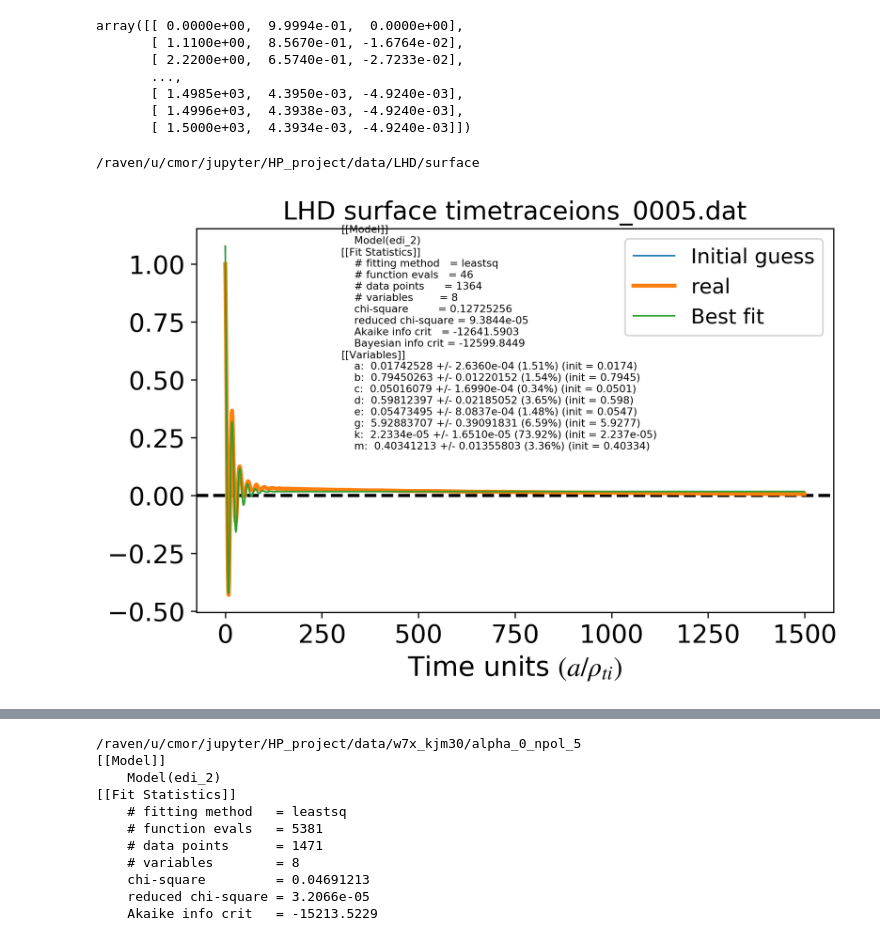
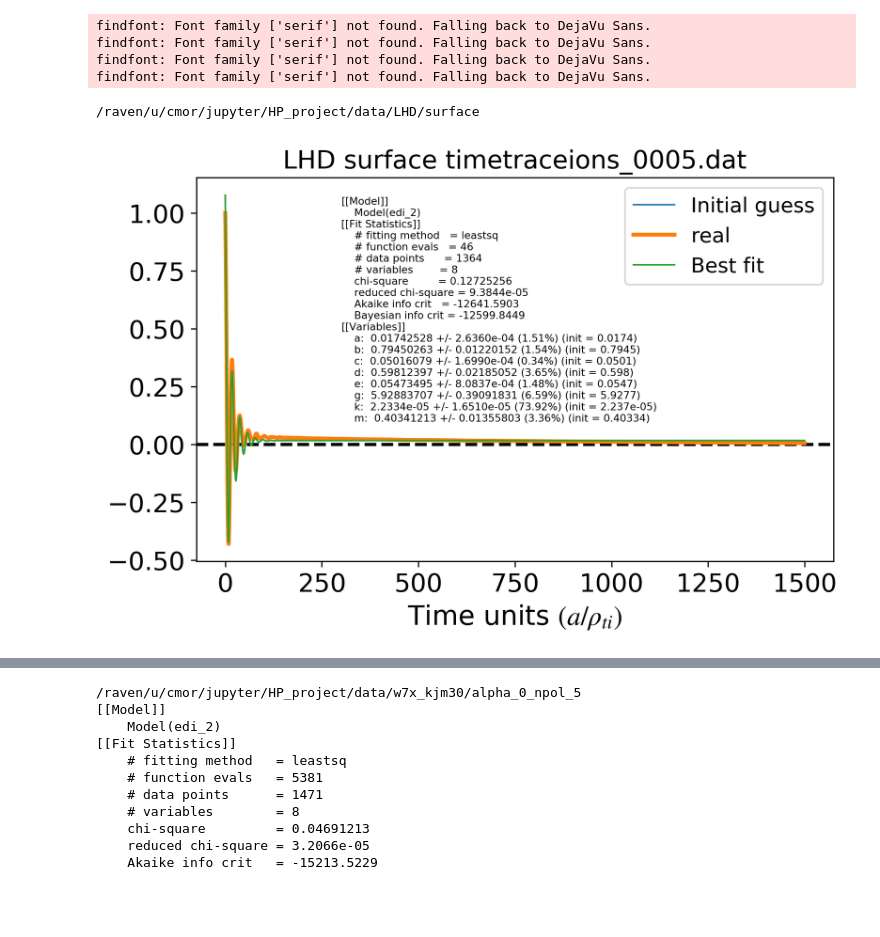
Before and after one commit to cardanmomo/HP_project, a Jupyter notebook: Working_bench.ipynb, the cells around one changed output, grey strips where cells are left out. Cells and saved outputs as stored; diff of their text form; code cells hidden in the pictures; blank space fills up the shorter version.

```diff
--- a/Working_bench.ipynb
+++ b/Working_bench.ipynb
@@ -9,15 +3,10 @@ plt.rcParams.update({
-# %%
-gam
-# %% [output]
-array([[ 0.0000e+00,  9.9994e-01,  0.0000e+00],
-       [ 1.1100e+00,  8.5670e-01, -1.6764e-02],
-       [ 2.2200e+00,  6.5740e-01, -2.7233e-02],
-       ...,
-       [ 1.4985e+03,  4.3950e-03, -4.9240e-03],
-       [ 1.4996e+03,  4.3938e-03, -4.9240e-03],
-       [ 1.5000e+03,  4.3934e-03, -4.9240e-03]])
 # %%
 %cd /raven/u/cmor/jupyter/HP_project/data/LHD/surface
+plt.rcParams.update({
+    "text.usetex": False,
+    "font.family": "serif",
+    "font.serif": ["Palatino"],
+})
 label   = "surface"
 log = False
 t0 = 0
@@ -61,36 +50,40 @@ m = 0.40334
 
 gmodel = lmfit.Model(edi_2)
 
 pars = Parameters()
 pars.add('a', value=a)  # Residual
 pars.add('b', value=b)
 pars.add('c', value=c)
 pars.add('d', value=d)
 pars.add('e', value=e)  # decay
 pars.add('g', value=g)
 pars.add('k', value=k)
 pars.add('m', value=m)
 
 
 result = gmodel.fit(y, pars, t=t, nan_policy='propagate')
 
 # print(result.fit_report(show_correl=False))
 
 plt.plot(t, result.init_fit, label=r"Initial guess", linewidth=1)
 plt.plot(t, y, label='real')
 plt.plot(t, result.best_fit, linewidth=1, label=r"Best fit")
 plt.title("LHD surface {0}".format(flnm))
 # plt.ylim(ymax=1)
 # plt.xlim(xmin=0)
 plt.legend()
 
-plt.text(300, 0.2, '{0}'.format(result.fit_report(show_correl=False)), fontsize=6.5)
+plt.text(300, 0.1, '{0}'.format(result.fit_report(show_correl=False)), fontsize=6.5)
 plt.show()
 
 r2 = 1 - result.residual.var() / np.var(y)
 # %% [output]
-/raven/u/cmor/jupyter/HP_project/data/LHD/surface
+findfont: Font family ['serif'] not found. Falling back to DejaVu Sans.
+findfont: Font family ['serif'] not found. Falling back to DejaVu Sans.
+findfont: Font family ['serif'] not found. Falling back to DejaVu Sans.
+findfont: Font family ['serif'] not found. Falling back to DejaVu Sans.
+/raven/u/cmor/jupyter/HP_project/data/LHD/surface
-[figure, old version]
+[figure, new version]
 # %%
 a=result.best_values.get('a')
 b=result.best_values.get('b')
```
Also changed, not shown: parts of 10 cells of this notebook, 1 other file.
